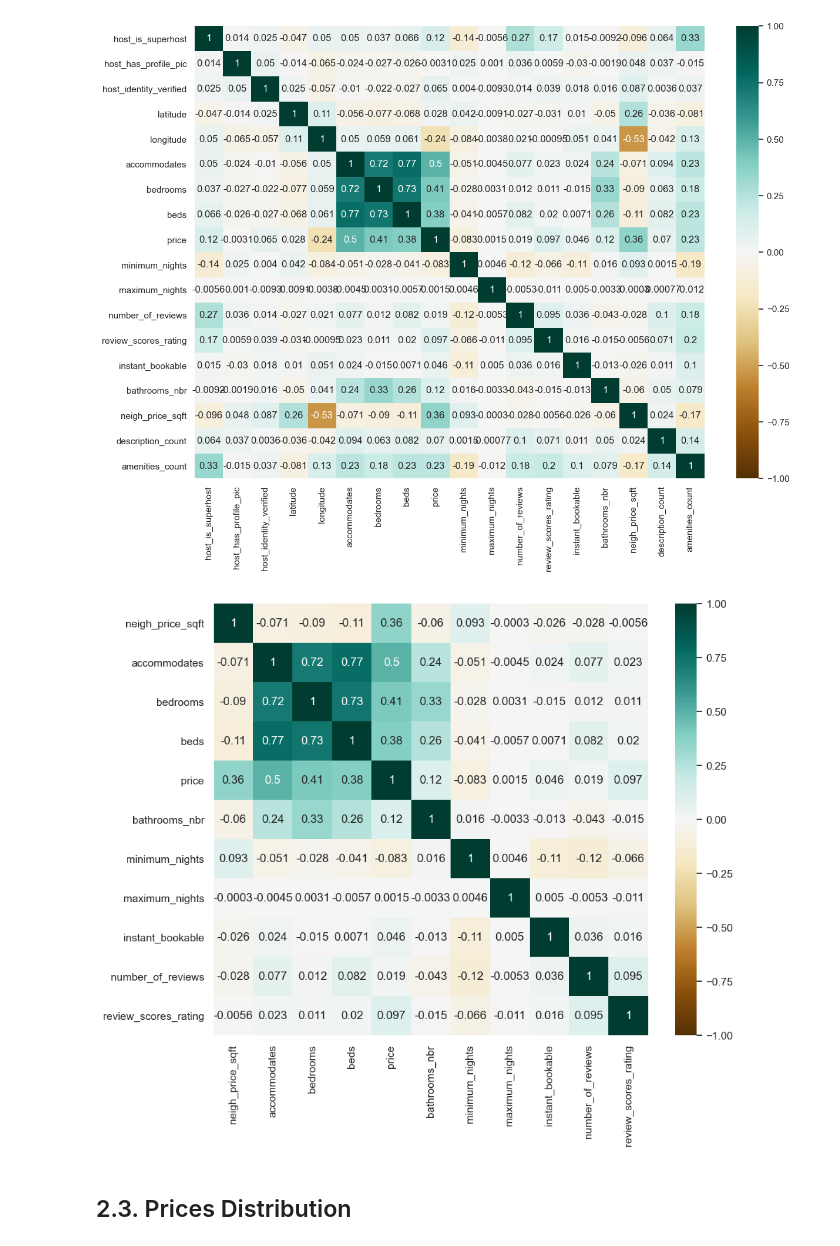
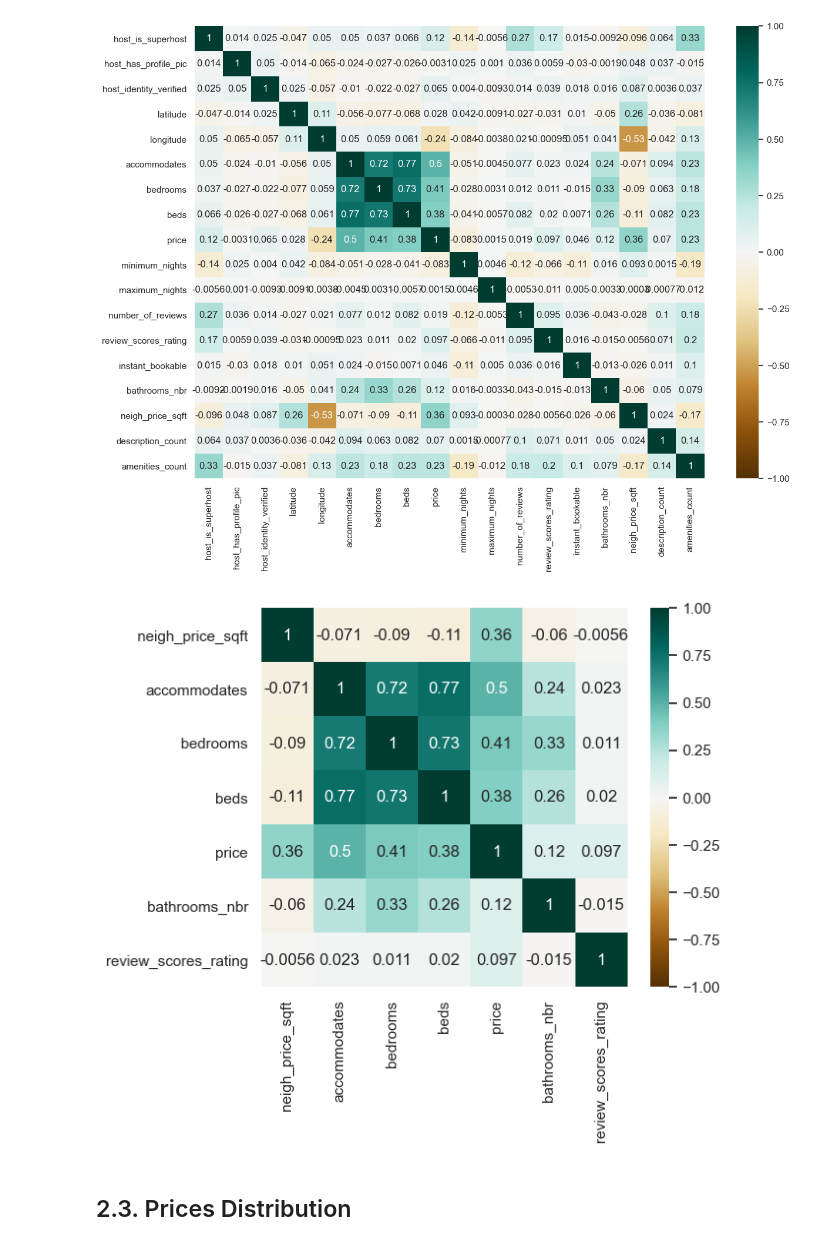
Before and after one commit to sresende/airbnb_data_analysis, a Jupyter notebook: code/02 Exploratory Data Analysis.ipynb, the cells around one changed output. Drawn from its saved outputs; the diff is of its cells as text; code cells hidden in the pictures.

```diff
--- a/code/02 Exploratory Data Analysis.ipynb
+++ b/code/02 Exploratory Data Analysis.ipynb
@@ -123,12 +123,12 @@ sns.heatmap(corr_disc, annot = True, vmin =-1, vmax = 1, cmap = 'BrBG');
 # %% [output]
 [figure]
 # %%
-listing_pairs = listing[['neigh_price_sqft','accommodates','neighbourhood_group_cleansed','bedrooms', 'beds', 'price', 'bathrooms_nbr', 'minimum_nights','maximum_nights', 'instant_bookable', 'number_of_reviews', 'review_scores_rating']]
+listing_pairs = listing[['neigh_price_sqft','accommodates','bedrooms', 'beds', 'price', 'bathrooms_nbr', 'review_scores_rating']]
 corr_list = listing_pairs.corr()
-plt.figure(figsize = (10, 8))
+plt.figure(figsize = (6, 5))
 sns.heatmap(corr_list, annot = True, vmin =-1, vmax = 1, cmap = 'BrBG');
 # %% [output]
-[figure, old version]
+[figure, new version]
 # %% [markdown]
 ## 2.3. Prices Distribution
 # %%
```
Also changed, not shown: 7 other files.
